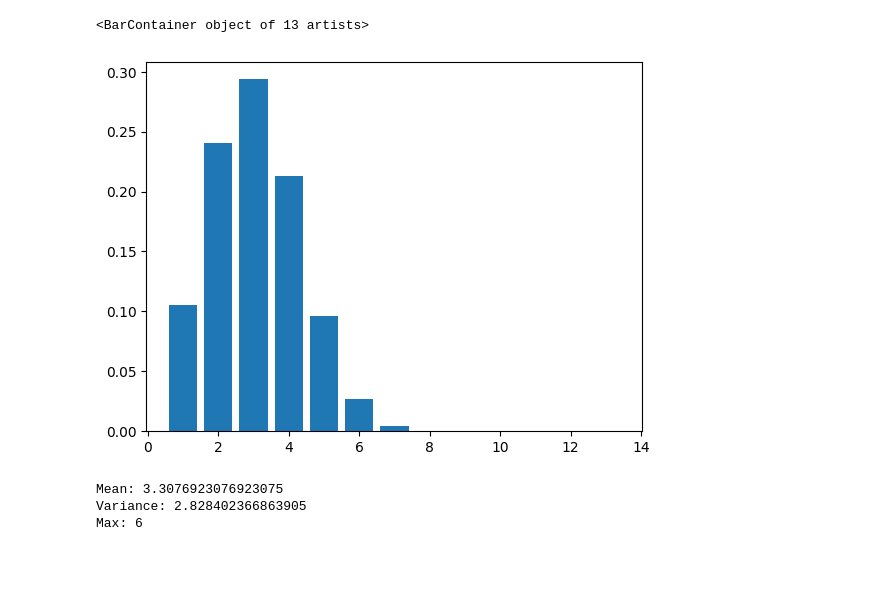
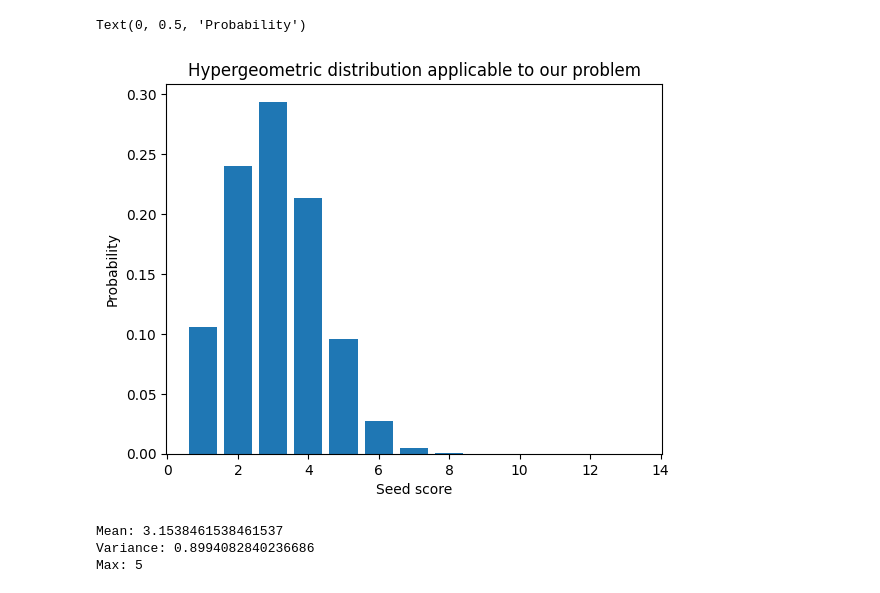
Before and after one commit to frankafan/Guess-My-Hand, a Jupyter notebook: hypergeometry.ipynb, the cells around one changed output. Cells and saved outputs as stored; diff of their text form; code cells hidden in the pictures; blank space fills up the shorter version.

```diff
--- a/hypergeometry.ipynb
+++ b/hypergeometry.ipynb
@@ -3,25 +3,27 @@ import numpy as np
 from scipy.special import comb
 import matplotlib.pyplot as plt
 
-n = 12
 N = 52
 K = 13
 
-def p(k):
+def p(k, n=12):
     return (comb(K,k) * comb(N-K,n-k)) / comb(N,n)
 # %%
 k = np.arange(1, 14)
 
 p_values = np.zeros(len(k))
 for i in range(len(k)):
     p_values[i] = p(k[i])
     # if i>0:
     #     p_values[i] += p_values[i-1]
 
 plt.bar(k, p_values)
+plt.title("Hypergeometric distribution applicable to our problem")
+plt.xlabel("Seed score")
+plt.ylabel("Probability")
 # %% [output]
-<BarContainer object of 13 artists>
+Text(0, 0.5, 'Probability')
-[figure, old version]
+[figure, new version]
 # %%
 import random
 
@@ -46,14 +48,14 @@ print("Mean:", np.mean(samples))
 print("Variance:", np.var(samples))
 print('Max:', max(samples))
 
-n_sim = 100000
+n_sim = 10000
 samples_sim = np.zeros(n_sim)
 for i in range(n_sim):
     samples_sim[i] = max(sample_hypergeometric(13))
 # %% [output]
-Mean: 3.3076923076923075
-Variance: 2.828402366863905
-Max: 6
+Mean: 3.1538461538461537
+Variance: 0.8994082840236686
+Max: 5
 # %%
 plt.figure()
 plt.hist(samples_sim, range=(0, 13), density=True)
```
Also changed, not shown: parts of 4 cells of this notebook.
